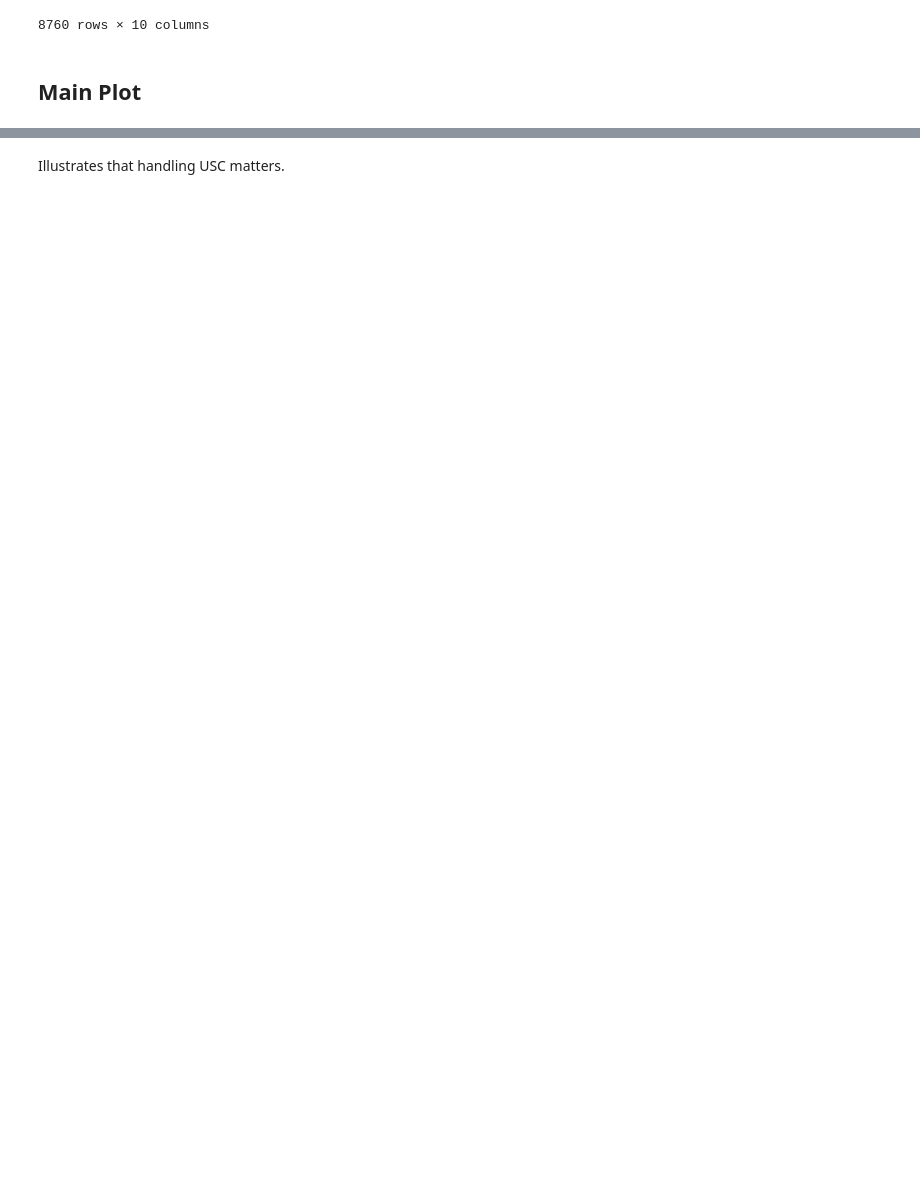
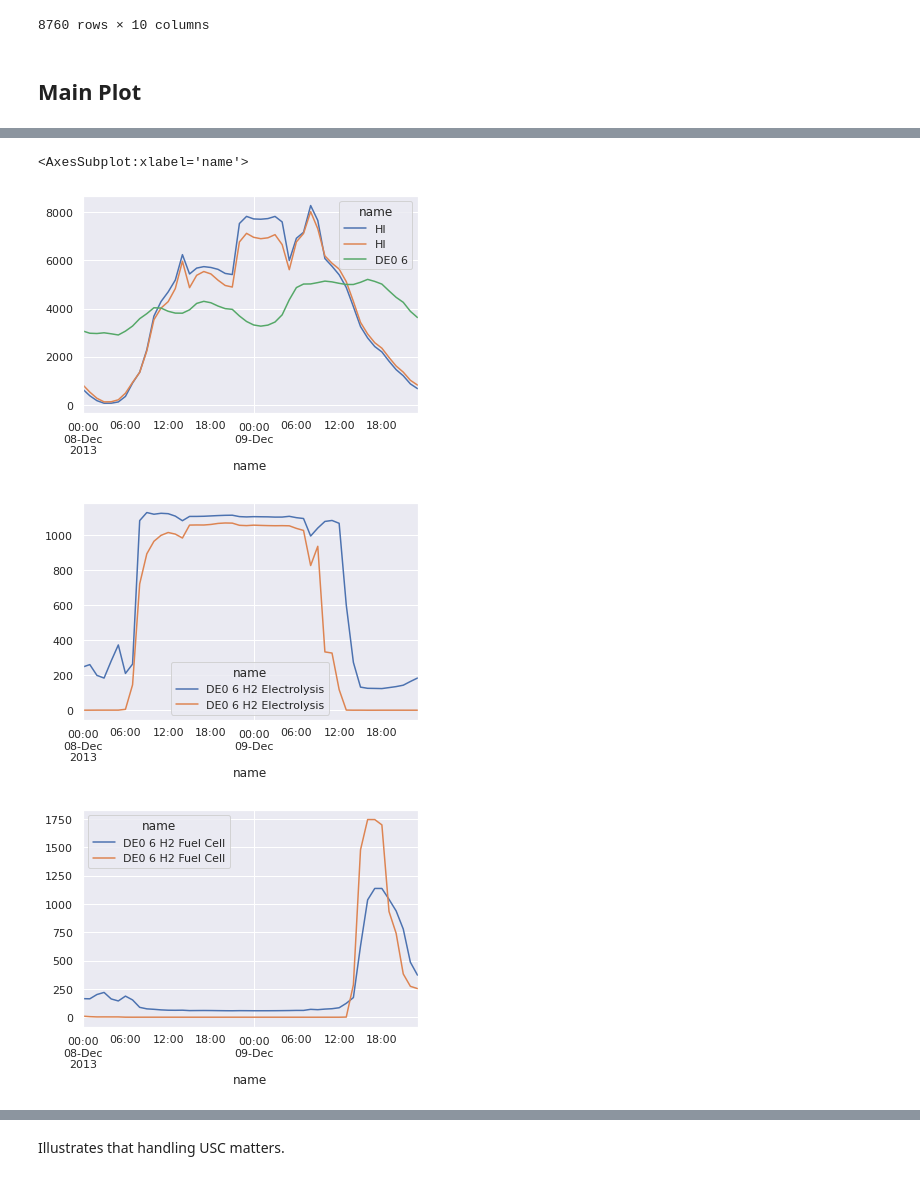
Before and after one commit to pz-max/unintended-storage-cycling, a Jupyter notebook: Model_script_github/plots/Figure.ipynb, the cells around one changed output, grey strips where cells are left out. Cells and saved outputs as stored; diff of their text form; code cells hidden in the pictures; blank space fills up the shorter version.

```diff
--- a/Model_script_github/plots/Figure.ipynb
+++ b/Model_script_github/plots/Figure.ipynb
@@ -303,0 +363,15 @@ df_plot
+# %%
+#create a dictionary that contains networks abbr. ns
+ns = {}
+
+#for i in range(0, len(network_paths)): ##full list
+for i in range(10, 20): ##just testing
+    ns["n%s" %(i+10)] = pypsa.Network(network_paths[i])
+
+ns
+
+##NOTES.
+#mc_charger = n10-n19
+#mc_dicharger = n20-n29
+#mc_store = n30-n39
+#mc_vre = n40-n49
@@ -303,0 +399,36 @@ df_plot
+# %%
+
+### 'DE0 6'== BUS BERLIN REGION, Germany
+
+##DATA
+A = pd.DataFrame(list(ns.values())[0].generators_t.p.filter(like='DE0 6').sum(axis=1), columns=['sum'])
+B = pd.DataFrame(list(ns.values())[6].generators_t.p.filter(like='DE0 6').sum(axis=1), columns=['sum'])
+C = abs(list(ns.values())[0].links_t.p1.drop(columns=(['T10','T18','T20'])).filter(like='Electro').filter(like='DE0 6'))
+D = abs(list(ns.values())[6].links_t.p1.drop(columns=(['T10','T18','T20'])).filter(like='Electro').filter(like='DE0 6'))
+E = abs(list(ns.values())[0].loads_t.p.filter(like='DE0 6'))
+F = abs(list(ns.values())[0].links_t.p1.drop(columns=(['T10','T18','T20'])).filter(like='Fuel').filter(like='DE0 6'))
+G = abs(list(ns.values())[6].links_t.p1.drop(columns=(['T10','T18','T20'])).filter(like='Fuel').filter(like='DE0 6'))
+
+#TIME to look at
+week = 48 #week 47, day 1 = sunday, day 2 = monday
+
+#AGG. VRE GENERATION
+fig, ax = plt.subplots()
+fig, bx = plt.subplots()
+fig, cx = plt.subplots()
+
+A[168*week+120:(168)*week+168].rename(columns = {'sum':'HI'}).plot(ax=ax) #USC
+B[168*week+120:(168)*week+168].rename(columns = {'sum':'HI'}).plot(ax=ax) #NO USC
+#AGG. STORAGE DISCHARGE
+C[168*week+120:(168)*week+168].rename(columns = {'sum':'HI'}).plot(ax=bx)
+D[168*week+120:(168)*week+168].rename(columns = {'sum':'HI'}).plot(ax=bx)
+#AGG. STORAGE CHARGE
+F[168*week+120:(168)*week+168].rename(columns = {'sum':'HI'}).plot(ax=cx)
+G[168*week+120:(168)*week+168].rename(columns = {'sum':'HI'}).plot(ax=cx)
+#AGG. LOAD
+E[168*week+120:(168)*week+168].rename(columns = {'sum':'HI'}).plot(ax=ax)
+# %% [output]
+<AxesSubplot:xlabel='name'>
+[figure, added]
+[figure, added]
+[figure, added]
```
Also changed, not shown: parts of 11 cells of this notebook, 14 other files.
